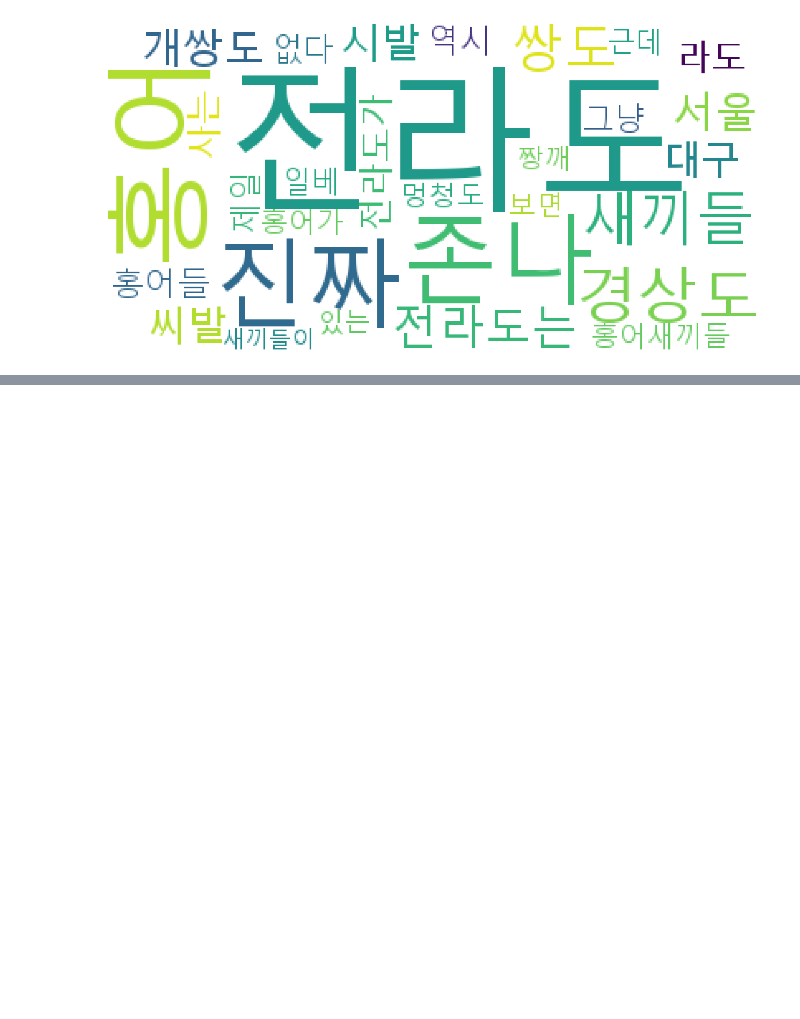
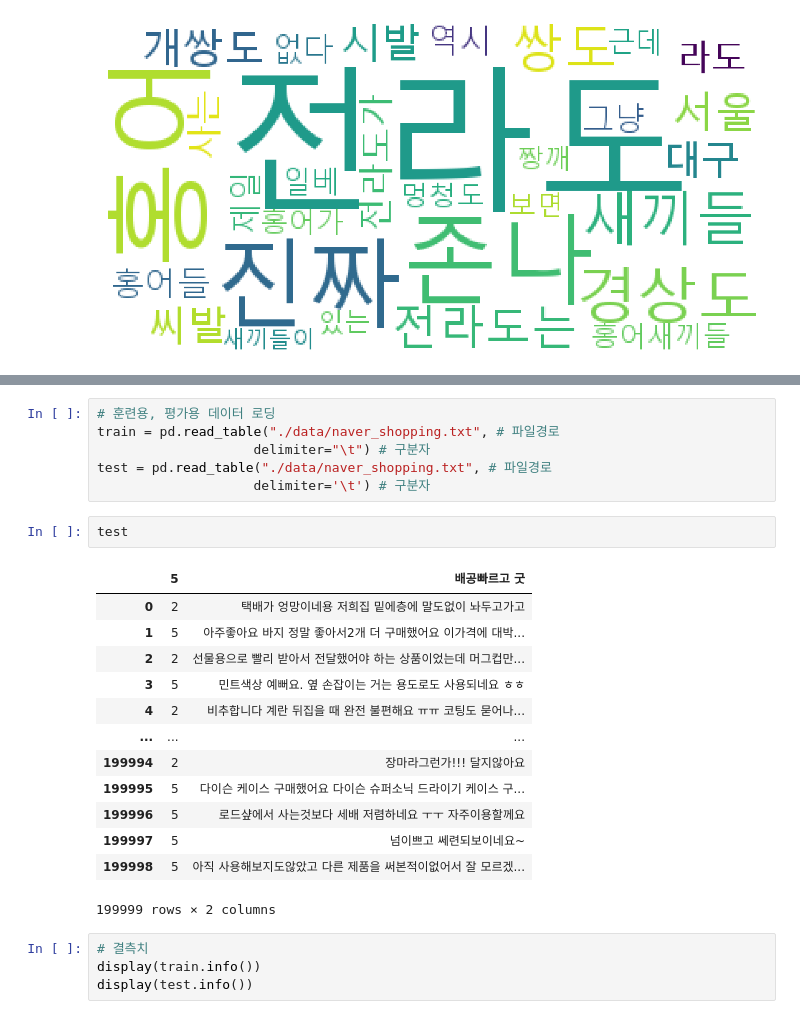
Before and after one commit to chxssun/python, a Jupyter notebook: ML/ex04_텍스트마이닝_기초.ipynb, the cells around one changed output, grey strips where cells are left out. Cells and saved outputs as stored; diff of their text form; blank space fills up the shorter version.

```diff
--- a/ML/ex04_텍스트마이닝_기초.ipynb
+++ b/ML/ex04_텍스트마이닝_기초.ipynb
@@ -306,0 +481,26 @@ plt.show() # 시각화 결과 보여주기
+# %%
+# 훈련용, 평가용 데이터 로딩
+train = pd.read_table("./data/naver_shopping.txt", # 파일경로
+                    delimiter="\t") # 구분자
+test = pd.read_table("./data/naver_shopping.txt", # 파일경로
+                    delimiter='\t') # 구분자
+# %%
+test
+# %% [output]
+|  | 5 | 배공빠르고 굿 |
+| 0 | 2 | 택배가 엉망이네용 저희집 밑에층에 말도없이 놔두고가고 |
+| 1 | 5 | 아주좋아요 바지 정말 좋아서2개 더 구매했어요 이가격에 대박... |
+| 2 | 2 | 선물용으로 빨리 받아서 전달했어야 하는 상품이었는데 머그컵만... |
+| 3 | 5 | 민트색상 예뻐요. 옆 손잡이는 거는 용도로도 사용되네요 ㅎㅎ |
+| 4 | 2 | 비추합니다 계란 뒤집을 때 완전 불편해요 ㅠㅠ 코팅도 묻어나... |
+| ... | ... | ... |
+| 199994 | 2 | 장마라그런가!!! 달지않아요 |
+| 199995 | 5 | 다이슨 케이스 구매했어요 다이슨 슈퍼소닉 드라이기 케이스 구... |
+| 199996 | 5 | 로드샾에서 사는것보다 세배 저렴하네요 ㅜㅜ 자주이용할께요 |
+| 199997 | 5 | 넘이쁘고 쎄련되보이네요~ |
+| 199998 | 5 | 아직 사용해보지도않았고 다른 제품을 써본적이없어서 잘 모르겠... |
+199999 rows × 2 columns
+# %%
+# 결측치
+display(train.info())
+display(test.info())
```
Also changed, not shown: parts of 34 cells of this notebook, 1 other file.
